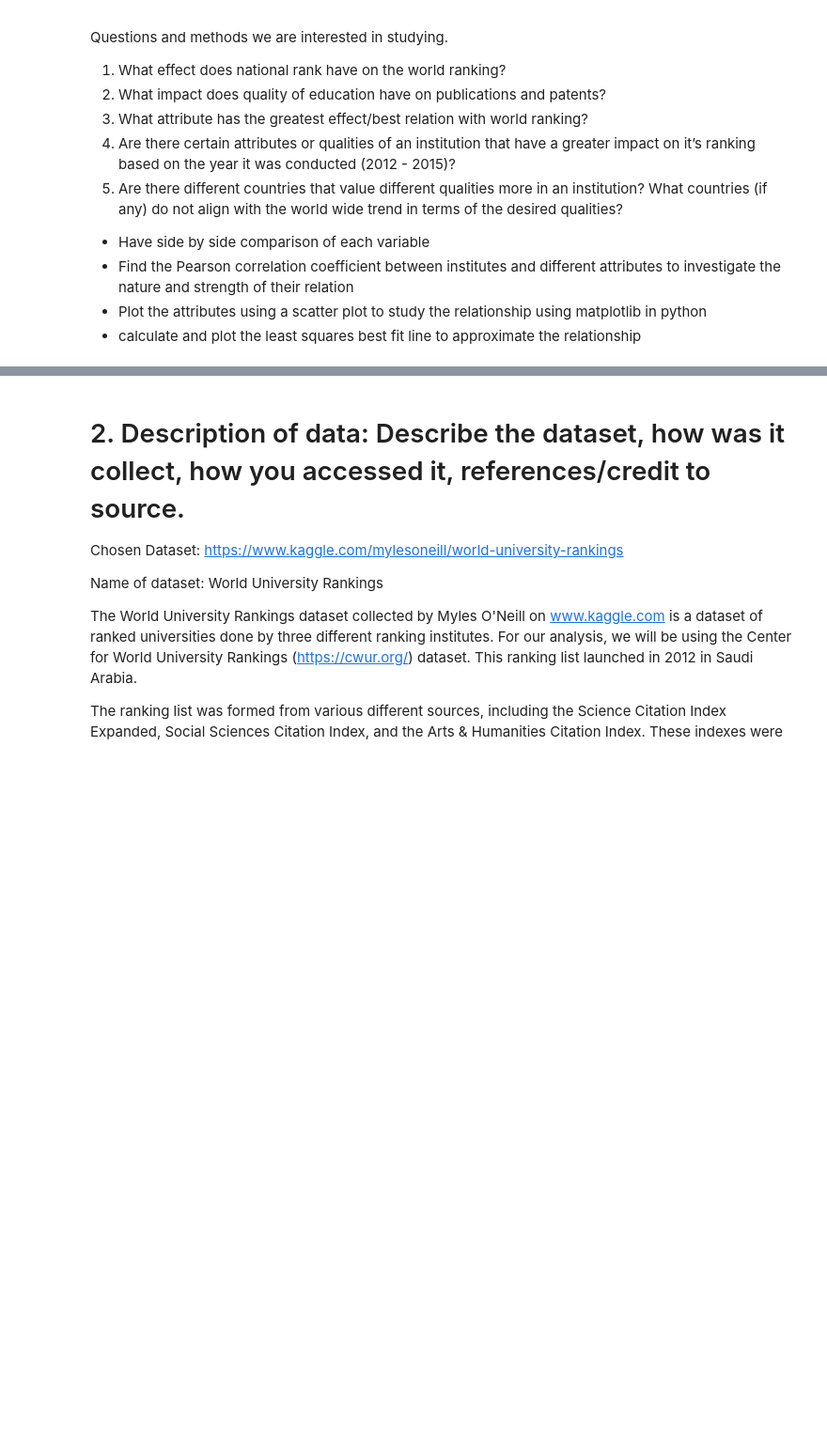
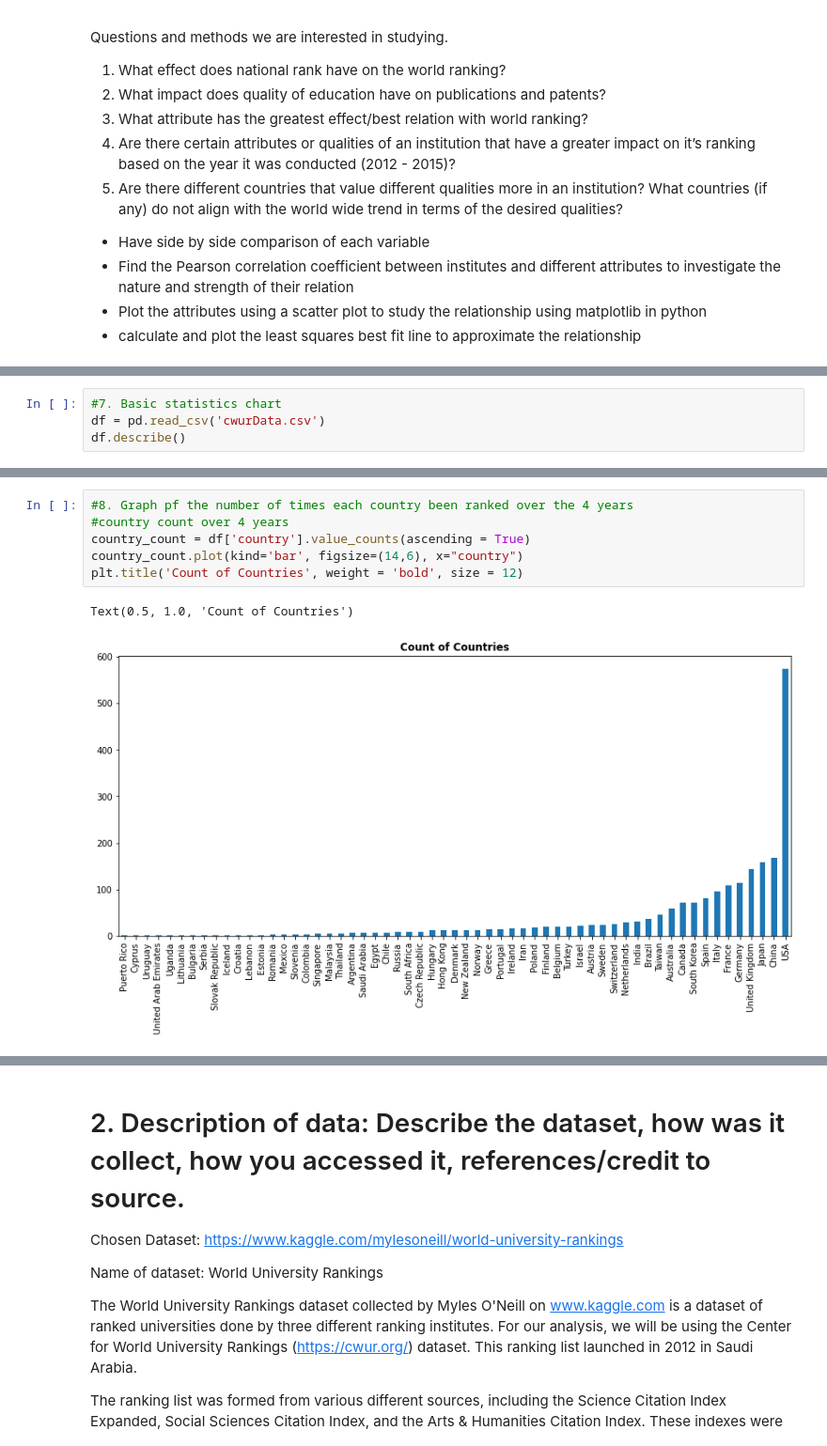
Before and after one commit to japnitahuja/Factors-that-influence-world-university-rankings, a Jupyter notebook: final-project.ipynb, the cells around one changed output, grey strips where cells are left out. Shown: that part at 94% size. Cells and saved outputs as stored; diff of their text form; blank space fills up the shorter version.

Commit message:
get to know your data

```diff
--- a/final-project.ipynb
+++ b/final-project.ipynb
@@ -27,0 +200,4 @@ Questions and methods we are interested in studying.
+# %%
+#7. Basic statistics chart
+df = pd.read_csv('cwurData.csv')
+df.describe()
@@ -27,0 +214,9 @@ Questions and methods we are interested in studying.
+# %%
+#8. Graph pf the number of times each country been ranked over the 4 years
+#country count over 4 years
+country_count = df['country'].value_counts(ascending = True)
+country_count.plot(kind='bar', figsize=(14,6), x="country")
+plt.title('Count of Countries', weight = 'bold', size = 12)
+# %% [output]
+Text(0.5, 1.0, 'Count of Countries')
+[figure, added]
```
Also changed, not shown: parts of 15 cells of this notebook, 1 other file.
